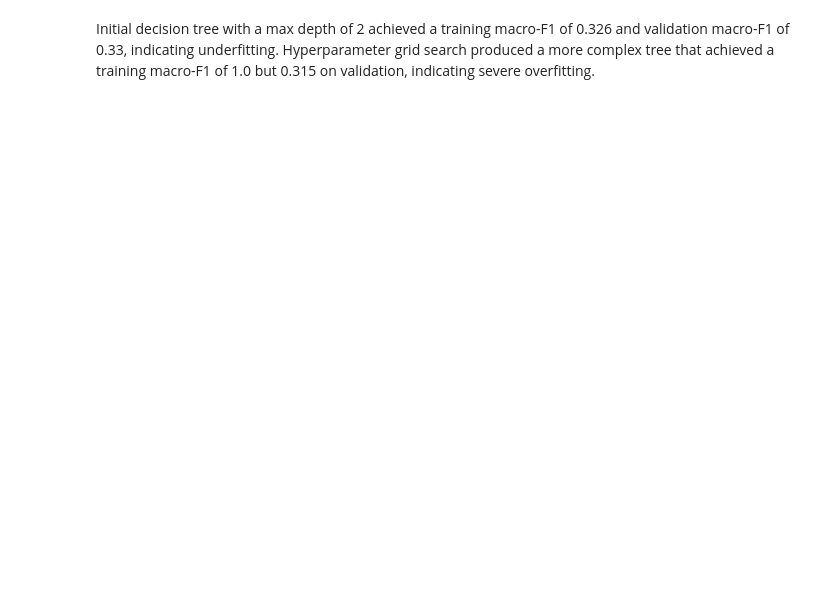
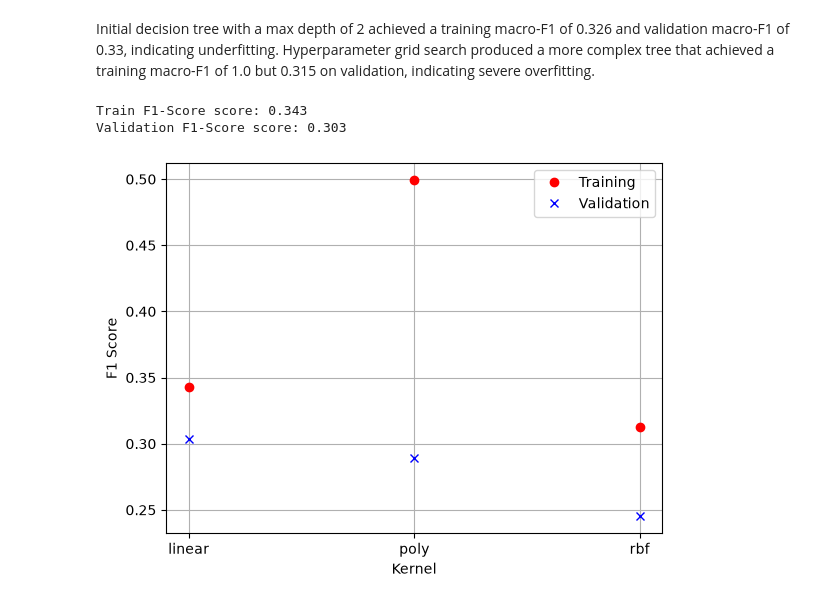
Before and after one commit to squeeble1471/ML02, a Jupyter notebook: ass02.ipynb, the cells around one changed output. Saved outputs shown, nothing was run; the diff lists cells and outputs as text; code cells hidden in the pictures; blank space fills up the shorter version.

```diff
--- a/ass02.ipynb
+++ b/ass02.ipynb
@@ -469,3 +469,51 @@ Train F1: 0.43153006441160546
 Validation F1: 0.41754970558632587
 # %% [markdown]
 Initial decision tree with a max depth of 2 achieved a training macro-F1 of 0.326 and validation macro-F1 of 0.33, indicating underfitting. Hyperparameter grid search produced a more complex tree that achieved a training macro-F1 of 1.0 but 0.315 on validation, indicating severe overfitting.
+# %%
+from sklearn.metrics import f1_score
+def get_f1_scores(clf, train_x, train_y, val_x, val_y):
+  train_pred = clf.predict(train_x)
+  val_pred = clf.predict(val_x)
+  train_f1 = f1_score(train_y, train_pred, average='macro')
+  val_f1 = f1_score(val_y, val_pred, average='macro')
+  return train_f1, val_f1
+# %%
+from sklearn.preprocessing import MinMaxScaler
+
+scaler = MinMaxScaler()
+scaler.fit(train_X)
+
+train_X = scaler.transform(train_X)
+val_X = scaler.transform(val_X)
+test_X = scaler.transform(test_X)
+# %%
+from sklearn.svm import SVC
+clf = SVC(kernel='linear', C=1.0)
+clf.fit(train_X, train_y)
+
+train_f1, val_f1 = get_f1_scores(clf, train_X, train_y, val_X, val_y)
+print("Train F1-Score score: {:.3f}".format(train_f1))
+print("Validation F1-Score score: {:.3f}".format(val_f1))
+# %% [output]
+Train F1-Score score: 0.343
+Validation F1-Score score: 0.303
+# %%
+kernels = ['linear', 'poly', 'rbf']
+train_performance = list()
+valid_performance = list()
+
+for kernel in kernels:
+  clf = SVC(kernel=kernel, C=1.0, random_state=0).fit(train_X, train_y)
+  train_f1, val_f1 = get_f1_scores(clf, train_X, train_y, val_X, val_y)
+
+  train_performance.append(train_f1)
+  valid_performance.append(val_f1)
+plt.plot(kernels, train_performance, 'ro')
+plt.plot(kernels, valid_performance, 'bx')
+plt.ylabel('F1 Score')
+plt.xlabel('Kernel')
+plt.legend(['Training', 'Validation'])
+plt.grid()
+plt.show()
+# %% [output]
+[figure, added]
```
Also changed, not shown: parts of 7 cells of this notebook.
